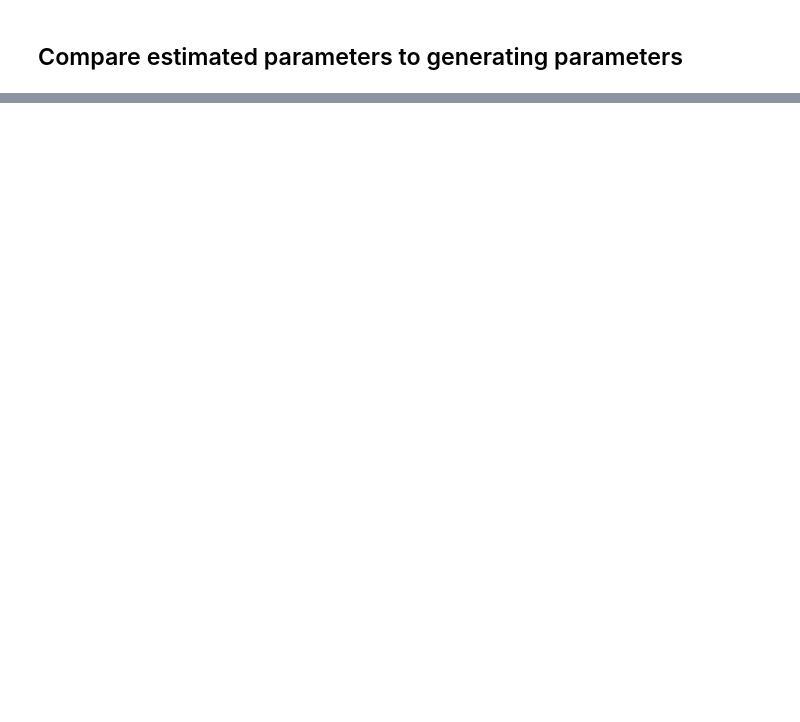
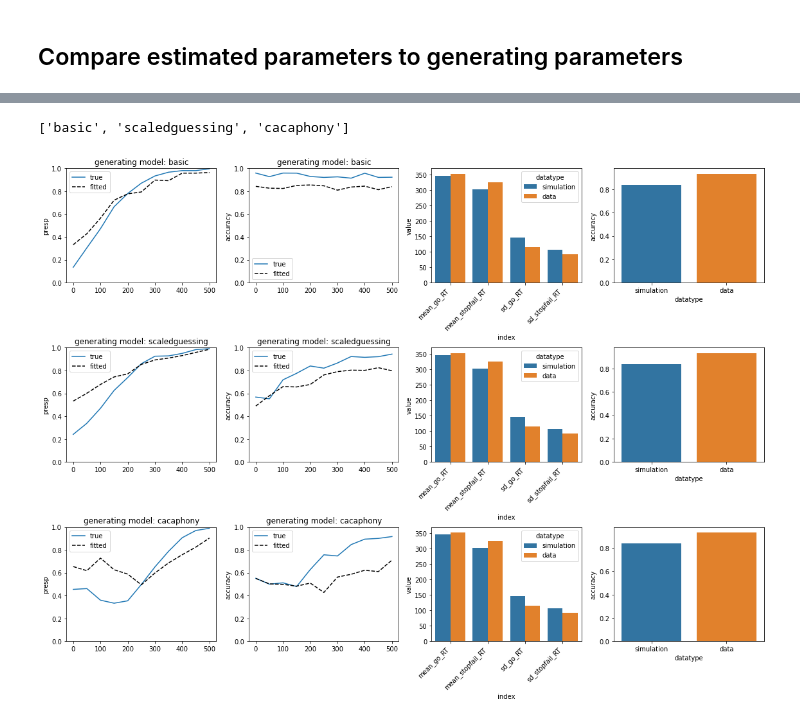
Before and after one commit to henrymj/ABCD_simulations, a Jupyter notebook: generative_model/ModelRecovery.ipynb, the cells around one changed output, grey strips where cells are left out. Drawn from its saved outputs; the diff is of its cells as text; code cells hidden in the pictures; blank space fills up the shorter version.

Commit message:
moving to analysis of model sets

```diff
--- a/generative_model/ModelRecovery.ipynb
+++ b/generative_model/ModelRecovery.ipynb
@@ -132,10 +164,14 @@ Name: 14, dtype: float64
 
 from stopsignalmodel import StopSignalModel
 
+goodmodels = models.copy()
 results_df = {}
 ssd_df = {}
 for modelnum, model in enumerate(models):
-
+    if len(estparams[model]) == 0:
+        print('no converged estimates for ', model, 'skipping...')
+        goodmodels.remove(model)
+        continue
     ssm = StopSignalModel(model, parameters=parameters[model])
     sim_results = ssm.fit_transform(estparams[model])
 
@@ -159,9 +195,4 @@ for modelnum, model in enumerate(models):
             observed_data[f'accuracy_{i}'],
             sim_results[f'accuracy_{i}'],
         ]
-
-    print()
-    print('Model:', model)
-    print('Simulated vs observed results:')
-    print(results_df[model])
 # %% [output]
@@ -185,9 +201,0 @@ sd_stopfail_RT    167.824405  118.321305
-# %%
-for m in models:
-    fig, ax = plt.subplots(nrows=1, ncols=2, figsize=(12,5),
-                           title=f'generating model: {model}')
-    ax[0].plot(ssd_df[model].SSD, ssd_df[model].presp_true)
-    ax[0].plot(ssd_df[model].SSD, ssd_df[model].presp_fitted, 'k--')
-    plt.legend(['true', 'fitted'])
-    plt.ylim(0, 1)
-    plt.ylabel()
@@ -198,0 +202,31 @@ for m in models:
+# %%
+goodmodels
+# %% [output]
+['basic', 'scaledguessing', 'cacaphony']
+# %%
+fig, ax = plt.subplots(nrows=len(goodmodels), ncols=4, figsize=(16,4*len(goodmodels)))
+for m, model in enumerate(goodmodels):
+    foo = pd.melt(results_df['basic'].reset_index(), 'index', var_name='datatype')
+    RT_vars = foo[foo['index'].str.contains('RT')]
+#
+    acc_vars = foo[foo['index'].str.contains('acc')].rename(columns={'value':'accuracy'})
+#
+
+    for i, datatype in enumerate(['presp', 'accuracy']):
+        ax[m, i].plot(ssd_df[model].SSD, ssd_df[model][f'{datatype}_true'])
+        ax[m, i].plot(ssd_df[model].SSD, ssd_df[model][f'{datatype}_fitted'], 'k--')
+        ax[m, i].set_title(f'generating model: {model}')
+        ax[m, i].legend(['true', 'fitted'])
+        ax[m, i].set_ylim(0, 1)
+        ax[m, i].set_ylabel(datatype)
+
+    rtplot = sns.barplot(x='index', y='value', hue='datatype', data=RT_vars, ax=ax[m, 2])
+    rtplot.set_xticklabels(rtplot.get_xticklabels(),
+                          rotation=45,
+                          horizontalalignment='right')
+    plt.tight_layout()
+    sns.barplot(x='datatype', y='accuracy', data=acc_vars, ax=ax[m, 3])
+
+plt.savefig('simulation_vs_true.pdf')
+# %% [output]
+[figure, added]
```
Also changed, not shown: parts of 7 cells of this notebook.
